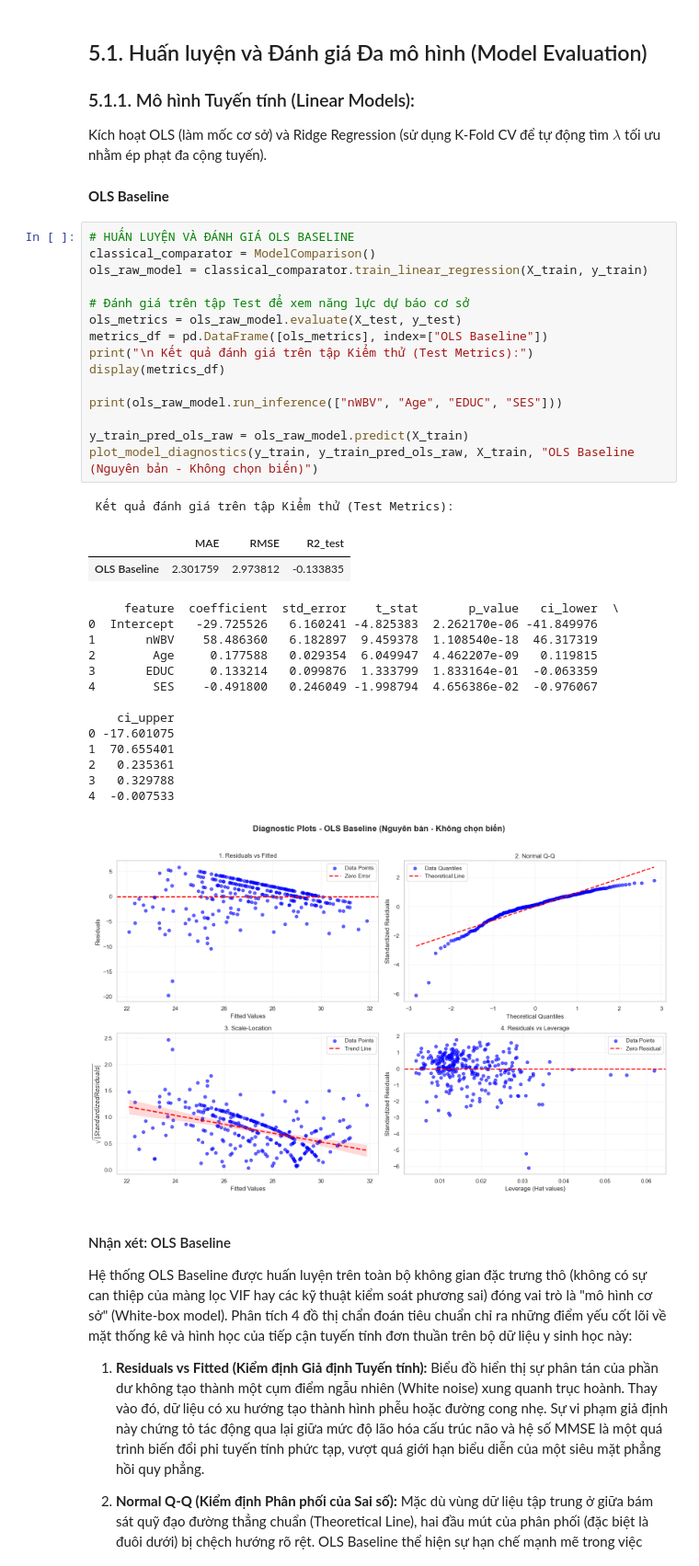
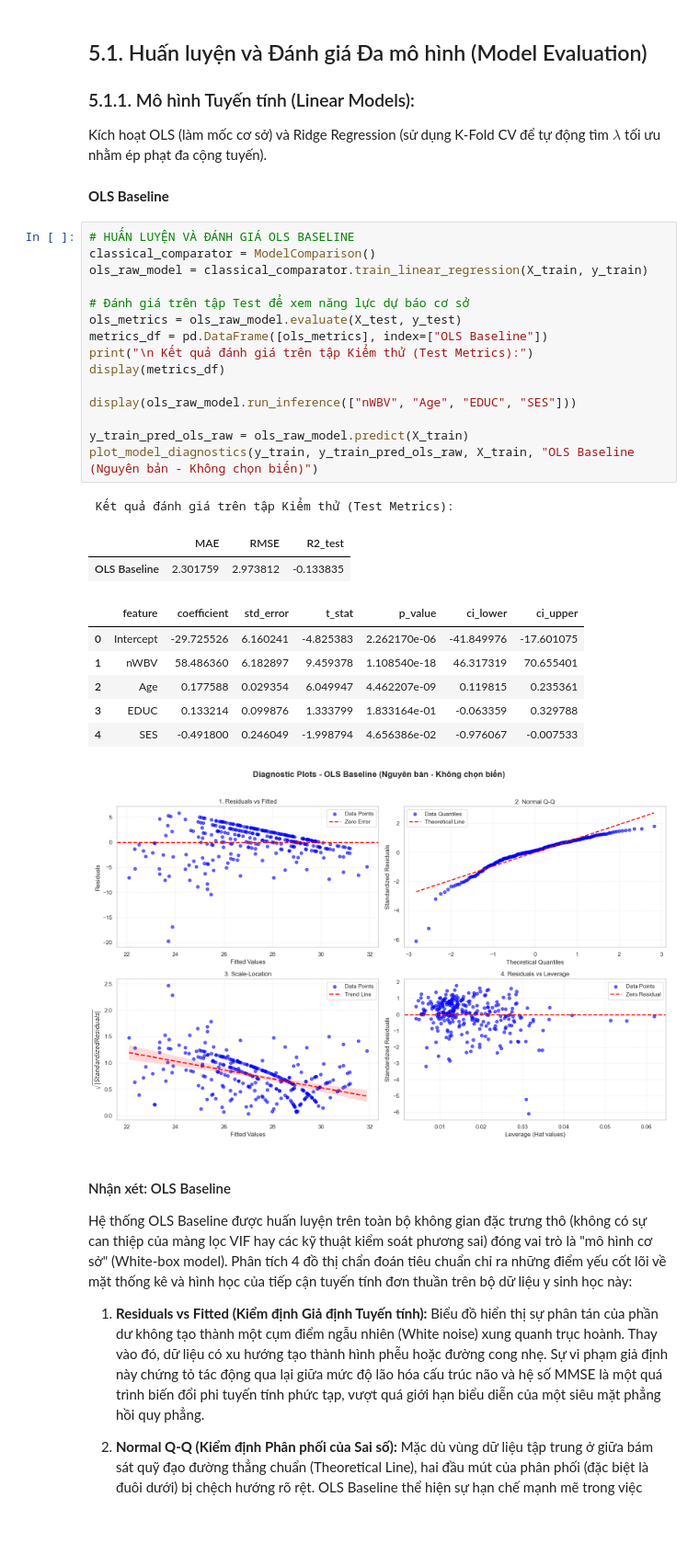
Before and after one commit to TanKhoiTV/blues-estimator-project, a Jupyter notebook: part2/part2_notebook.ipynb, the cells around one changed output. Shown at 92% size. Cells and saved outputs as stored; diff of their text form; blank space fills up the shorter version.

Commit message:
chore(notebook): use display function to display ols baseline coef inference

```diff
--- a/part2/part2_notebook.ipynb
+++ b/part2/part2_notebook.ipynb
@@ -853,35 +853,28 @@ Kích hoạt OLS (làm mốc cơ sở) và Ridge Regression (sử dụng K-Fold
 # %%
 # HUẤN LUYỆN VÀ ĐÁNH GIÁ OLS BASELINE
 classical_comparator = ModelComparison()
 ols_raw_model = classical_comparator.train_linear_regression(X_train, y_train)
 
 # Đánh giá trên tập Test để xem năng lực dự báo cơ sở
 ols_metrics = ols_raw_model.evaluate(X_test, y_test)
 metrics_df = pd.DataFrame([ols_metrics], index=["OLS Baseline"])
 print("\n Kết quả đánh giá trên tập Kiểm thử (Test Metrics):")
 display(metrics_df)
 
-print(ols_raw_model.run_inference(["nWBV", "Age", "EDUC", "SES"]))
+display(ols_raw_model.run_inference(["nWBV", "Age", "EDUC", "SES"]))
 
 y_train_pred_ols_raw = ols_raw_model.predict(X_train)
 plot_model_diagnostics(y_train, y_train_pred_ols_raw, X_train, "OLS Baseline (Nguyên bản - Không chọn biến)")
 # %% [output]
  Kết quả đánh giá trên tập Kiểm thử (Test Metrics):
 |  | MAE | RMSE | R2_test |
 | OLS Baseline | 2.301759 | 2.973812 | -0.133835 |
-     feature  coefficient  std_error    t_stat       p_value   ci_lower  \
-0  Intercept   -29.725526   6.160241 -4.825383  2.262170e-06 -41.849976
-1       nWBV    58.486360   6.182897  9.459378  1.108540e-18  46.317319
-2        Age     0.177588   0.029354  6.049947  4.462207e-09   0.119815
-3       EDUC     0.133214   0.099876  1.333799  1.833164e-01  -0.063359
-4        SES    -0.491800   0.246049 -1.998794  4.656386e-02  -0.976067
-
-    ci_upper
-0 -17.601075
-1  70.655401
-2   0.235361
-3   0.329788
-4  -0.007533
+|  | feature | coefficient | std_error | t_stat | p_value | ci_lower | ci_upper |
+| 0 | Intercept | -29.725526 | 6.160241 | -4.825383 | 2.262170e-06 | -41.849976 | -17.601075 |
+| 1 | nWBV | 58.486360 | 6.182897 | 9.459378 | 1.108540e-18 | 46.317319 | 70.655401 |
+| 2 | Age | 0.177588 | 0.029354 | 6.049947 | 4.462207e-09 | 0.119815 | 0.235361 |
+| 3 | EDUC | 0.133214 | 0.099876 | 1.333799 | 1.833164e-01 | -0.063359 | 0.329788 |
+| 4 | SES | -0.491800 | 0.246049 | -1.998794 | 4.656386e-02 | -0.976067 | -0.007533 |
 [figure]
 # %% [markdown]
 #### Nhận xét: OLS Baseline
```
